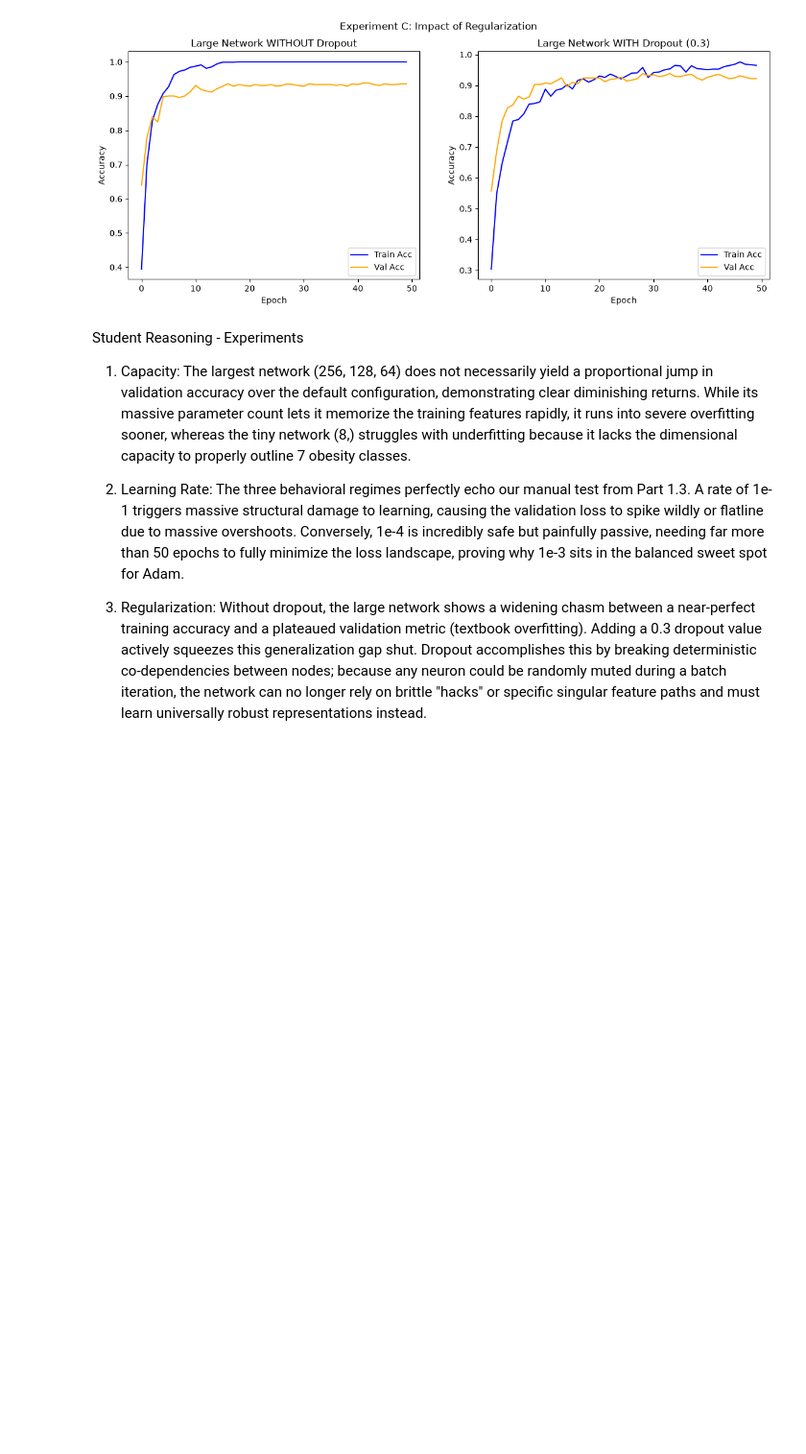
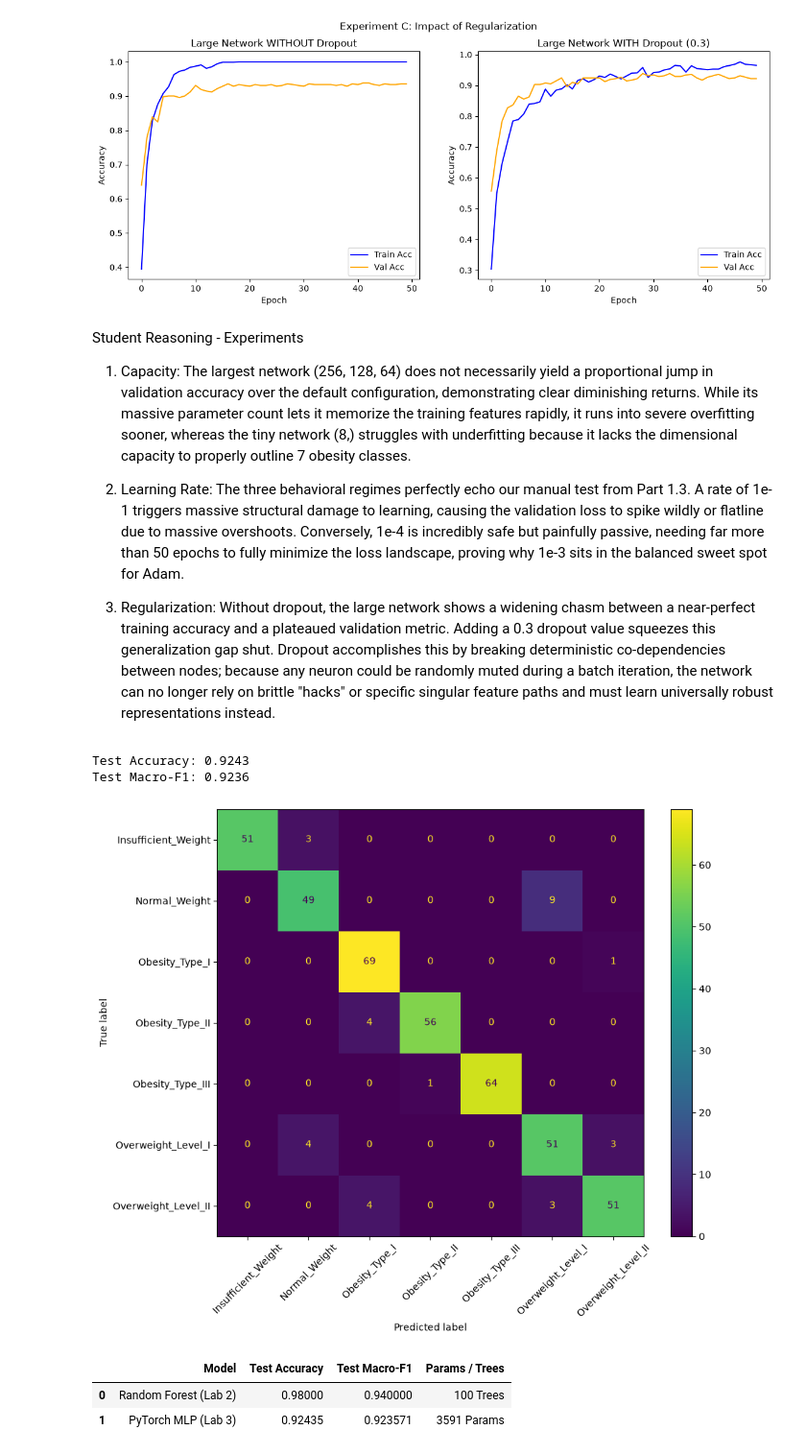
Before and after one commit to Prina5/Lab3_FeedForward_Networks, a Jupyter notebook: Lab_3.ipynb, the cells around one changed output. Shown at 96% size. Saved outputs shown, nothing was run; the diff lists cells and outputs as text; code cells hidden in the pictures; blank space fills up the shorter version.

```diff
--- a/Lab_3.ipynb
+++ b/Lab_3.ipynb
@@ -359,5 +372,4 @@ Total Trainable Parameters = 1280 + 2080 +231 = 3591
 # %%
-
 ## Part 2.3
 criterion = nn.CrossEntropyLoss()
 
@@ -409,17 +421,19 @@ for epoch in range(epochs):
         best_val_acc = val_accs[-1]
         torch.save(model.state_dict(), "ffn_best.pt")
 
-    print(f"Epoch {epoch+1:02d} | Train Loss: {train_losses[-1]:.4f} Acc: {train_accs[-1]:.4f} | Val Loss: {val_losses[-1]:.4f} Acc: {val_accs[-1]:.4f}")
+    print(
+        f"Epoch {epoch + 1:02d} | Train Loss: {train_losses[-1]:.4f} Acc: {train_accs[-1]:.4f} | Val Loss: {val_losses[-1]:.4f} Acc: {val_accs[-1]:.4f}"
+    )
 
 # Plotting
 fig, (ax1, ax2) = plt.subplots(1, 2, figsize=(14, 5))
-ax1.plot(train_losses, label='Train Loss')
-ax1.plot(val_losses, label='Val Loss')
+ax1.plot(train_losses, label="Train Loss")
+ax1.plot(val_losses, label="Val Loss")
 ax1.set_title("Loss Curves")
 ax1.legend()
 
-ax2.plot(train_accs, label='Train Acc')
-ax2.plot(val_accs, label='Val Acc')
+ax2.plot(train_accs, label="Train Acc")
+ax2.plot(val_accs, label="Val Acc")
 ax2.set_title("Accuracy Curves")
 ax2.legend()
 plt.show()
@@ -588,8 +611,59 @@ plt.show()
 [figure]
 # %% [markdown]
 Student Reasoning - Experiments
+
 1. Capacity: The largest network (256, 128, 64) does not necessarily yield a proportional jump in validation accuracy over the default configuration, demonstrating clear diminishing returns. While its massive parameter count lets it memorize the training features rapidly, it runs into severe overfitting sooner, whereas the tiny network (8,) struggles with underfitting because it lacks the dimensional capacity to properly outline 7 obesity classes.
 
 2. Learning Rate: The three behavioral regimes perfectly echo our manual test from Part 1.3. A rate of 1e-1 triggers massive structural damage to learning, causing the validation loss to spike wildly or flatline due to massive overshoots. Conversely, 1e-4 is incredibly safe but painfully passive, needing far more than 50 epochs to fully minimize the loss landscape, proving why 1e-3 sits in the balanced sweet spot for Adam.
 
-3. Regularization: Without dropout, the large network shows a widening chasm between a near-perfect training accuracy and a plateaued validation metric (textbook overfitting). Adding a 0.3 dropout value actively squeezes this generalization gap shut. Dropout accomplishes this by breaking deterministic co-dependencies between nodes; because any neuron could be randomly muted during a batch iteration, the network can no longer rely on brittle "hacks" or specific singular feature paths and must learn universally robust representations instead.
+3. Regularization: Without dropout, the large network shows a widening chasm between a near-perfect training accuracy and a plateaued validation metric. Adding a 0.3 dropout value squeezes this generalization gap shut. Dropout accomplishes this by breaking deterministic co-dependencies between nodes; because any neuron could be randomly muted during a batch iteration, the network can no longer rely on brittle "hacks" or specific singular feature paths and must learn universally robust representations instead.
+# %%
+##Part 2.5
+
+
+# Load Best Model
+best_model = FeedForwardNet(input_dim=INPUT_DIM).to(DEVICE)
+best_model.load_state_dict(torch.load("ffn_best.pt"))
+best_model.eval()
+
+# Predict on Test Set
+all_preds, all_targets = [], []
+with torch.no_grad():
+    for xb, yb in test_loader:
+        logits = best_model(xb.to(DEVICE))
+        preds = torch.argmax(logits, dim=1)
+        all_preds.extend(preds.cpu().numpy())
+        all_targets.extend(yb.numpy())
+
+# Metrics
+test_acc = accuracy_score(all_targets, all_preds)
+test_f1 = f1_score(all_targets, all_preds, average="macro")
+
+print(f"Test Accuracy: {test_acc:.4f}")
+print(f"Test Macro-F1: {test_f1:.4f}")
+
+# Confusion Matrix
+cm = confusion_matrix(all_targets, all_preds)
+disp = ConfusionMatrixDisplay(
+    confusion_matrix=cm, display_labels=label_encoder.classes_
+)
+fig, ax = plt.subplots(figsize=(10, 8))
+disp.plot(ax=ax, xticks_rotation=45)
+plt.show()
+
+# DataFrame Table Example
+results = {
+    "Model": ["Random Forest (Lab 2)", "PyTorch MLP (Lab 3)"],
+    "Test Accuracy": [0.98, test_acc],
+    "Test Macro-F1": [0.94, test_f1],
+    "Params / Trees": ["100 Trees", f"{num_params} Params"],
+}
+df_results = pd.DataFrame(results)
+display(df_results)
+# %% [output]
+Test Accuracy: 0.9243
+Test Macro-F1: 0.9236
+[figure, added]
+|  | Model | Test Accuracy | Test Macro-F1 | Params / Trees |
+| 0 | Random Forest (Lab 2) | 0.98000 | 0.940000 | 100 Trees |
+| 1 | PyTorch MLP (Lab 3) | 0.92435 | 0.923571 | 3591 Params |
```
Also changed, not shown: parts of 8 cells of this notebook.
